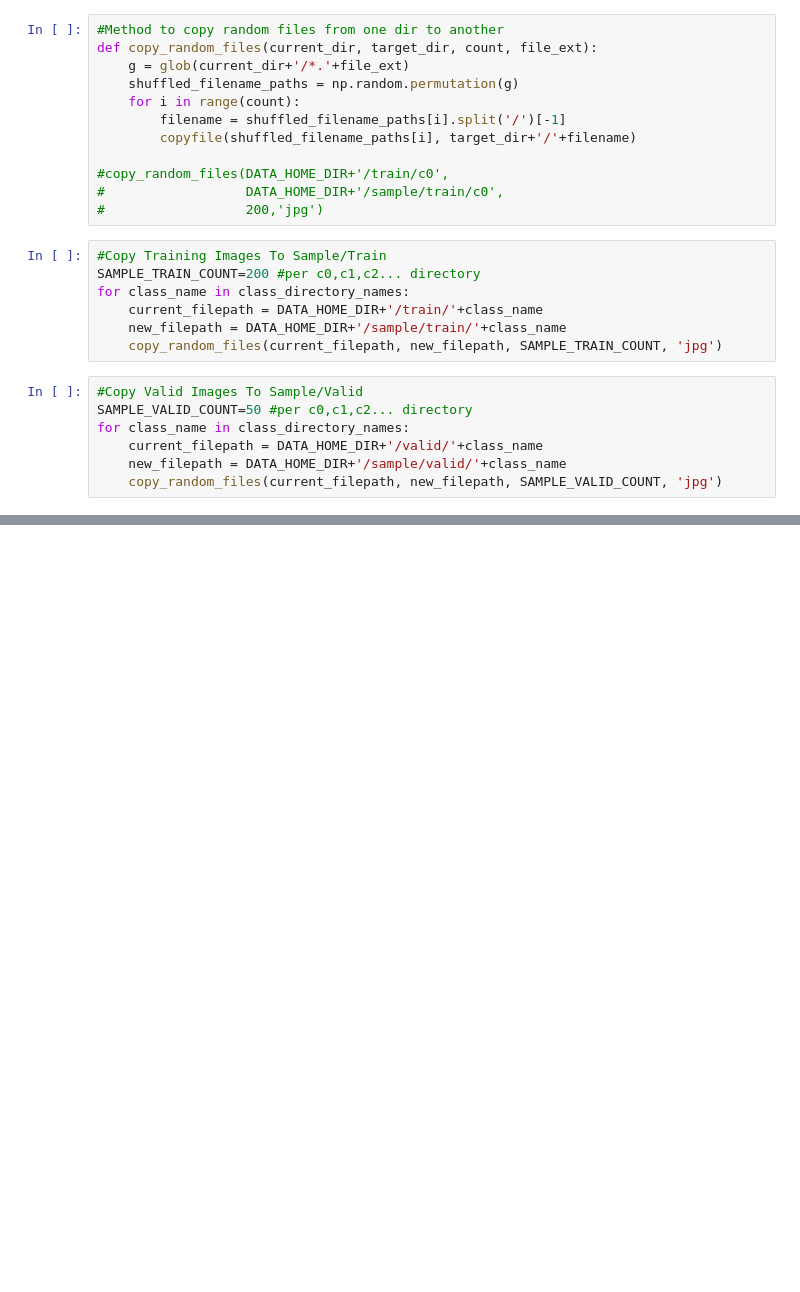
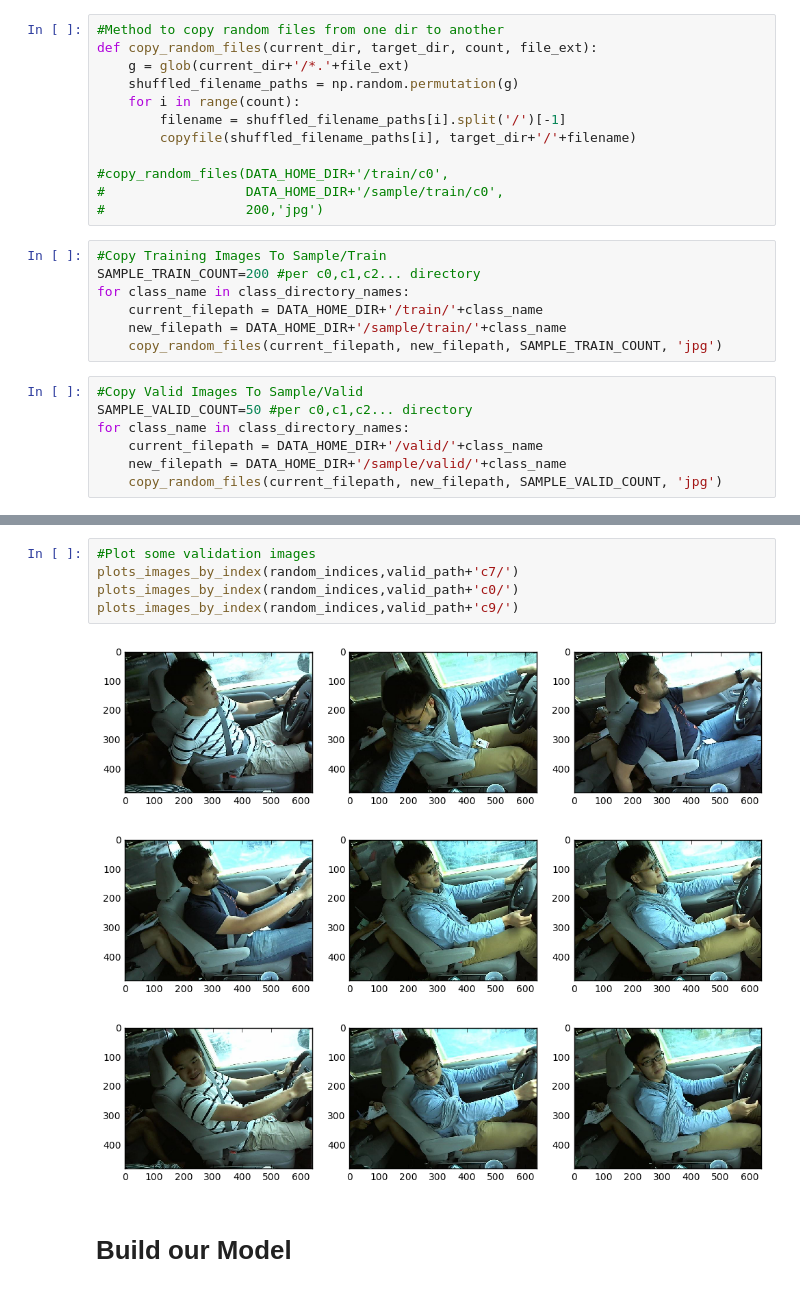
Before and after one commit to bfortuner/deep_learning_course, a Jupyter notebook: lesson3/StateFarm.ipynb, the cells around one changed output, grey strips where cells are left out. Drawn from its saved outputs; the diff is of its cells as text; blank space fills up the shorter version.

```diff
--- a/lesson3/StateFarm.ipynb
+++ b/lesson3/StateFarm.ipynb
@@ -246,0 +264,11 @@ Image.open(data_path + 'c2/' + filenames[2])
+# %%
+#Plot some validation images
+plots_images_by_index(random_indices,valid_path+'c7/')
+plots_images_by_index(random_indices,valid_path+'c0/')
+plots_images_by_index(random_indices,valid_path+'c9/')
+# %% [output]
+[figure, added]
+[figure, added]
+[figure, added]
+# %% [markdown]
+# Build our Model
```
Also changed, not shown: parts of 28 cells of this notebook.
